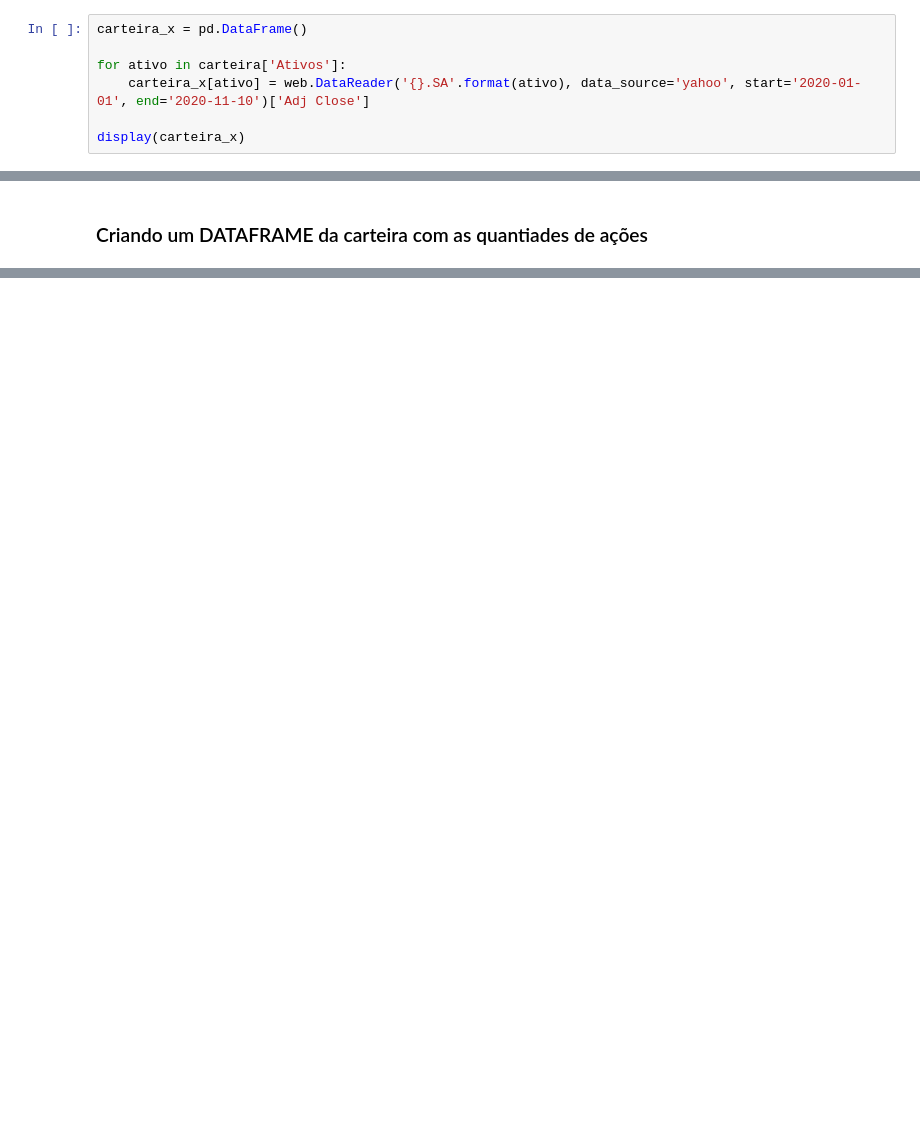
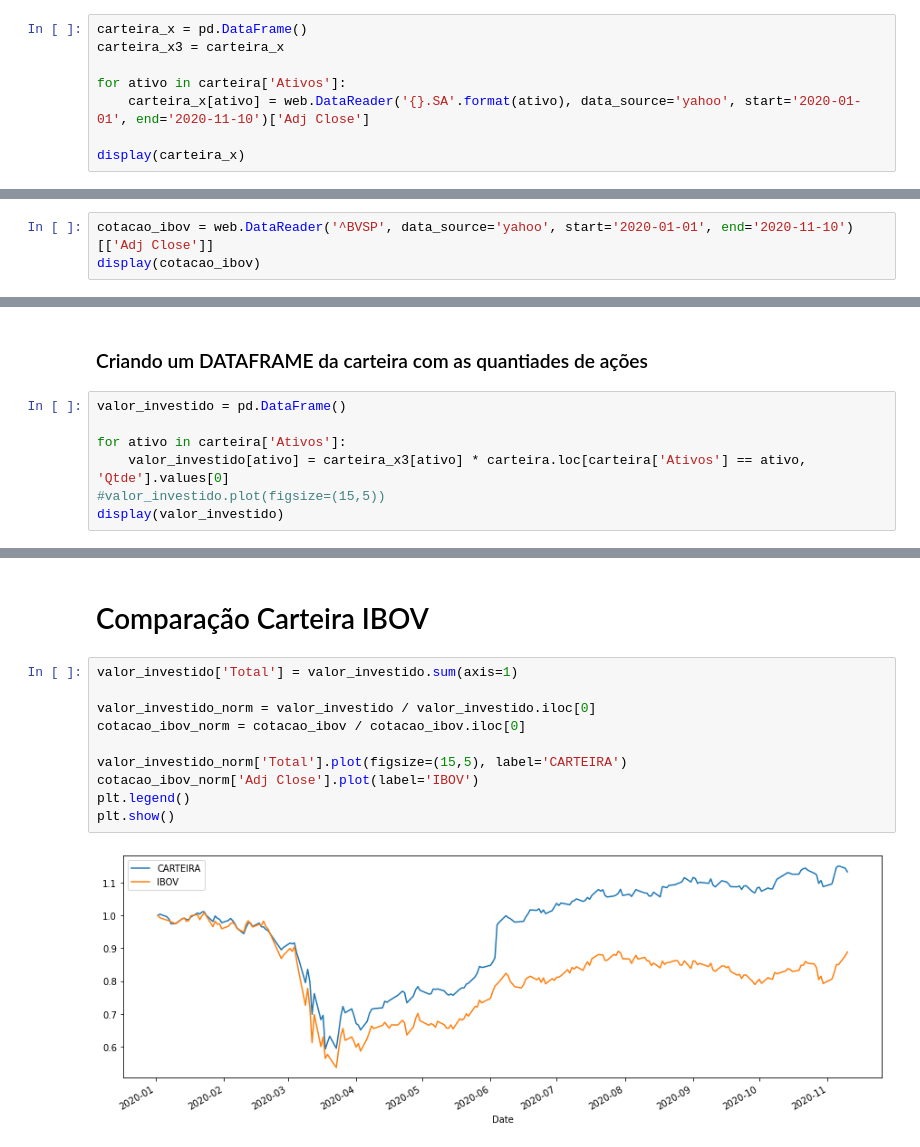
Before and after one commit to DouglasCarvalhoPereira/python, a Jupyter notebook: PYTHON APLICADO AO MERCADO FINANCEIRO/PYTHON E FINANÇAS 2.ipynb, the cells around one changed output, grey strips where cells are left out. Drawn from its saved outputs; the diff is of its cells as text; blank space fills up the shorter version.

```diff
--- a/PYTHON APLICADO AO MERCADO FINANCEIRO/PYTHON E FINANÇAS 2.ipynb
+++ b/PYTHON APLICADO AO MERCADO FINANCEIRO/PYTHON E FINANÇAS 2.ipynb
@@ -30,6 +30,7 @@ display(carteira)
 ### DATA FRAME DE COTAÇÕES DO ATIVOS DA CARTEIRA
 # %%
 carteira_x = pd.DataFrame()
+carteira_x3 = carteira_x
 
 for ativo in carteira['Ativos']:
     carteira_x[ativo] = web.DataReader('{}.SA'.format(ativo), data_source='yahoo', start='2020-01-01', end='2020-11-10')['Adj Close']
@@ -111,2 +91,5 @@ carteira_x2.plot(figsize=(15,5))
 # %% [markdown]
 ### Vamos puxar o IBOV para comparar
+# %%
+cotacao_ibov = web.DataReader('^BVSP', data_source='yahoo', start='2020-01-01', end='2020-11-10')[['Adj Close']]
+display(cotacao_ibov)
@@ -113,2 +111,9 @@ carteira_x2.plot(figsize=(15,5))
 # %% [markdown]
 ### Criando um DATAFRAME da carteira com as quantiades de ações
+# %%
+valor_investido = pd.DataFrame()
+
+for ativo in carteira['Ativos']:
+    valor_investido[ativo] = carteira_x3[ativo] * carteira.loc[carteira['Ativos'] == ativo, 'Qtde'].values[0]
+#valor_investido.plot(figsize=(15,5))
+display(valor_investido)
@@ -114,0 +135,14 @@ carteira_x2.plot(figsize=(15,5))
+# %% [markdown]
+# Comparação Carteira IBOV
+# %%
+valor_investido['Total'] = valor_investido.sum(axis=1)
+
+valor_investido_norm = valor_investido / valor_investido.iloc[0]
+cotacao_ibov_norm = cotacao_ibov / cotacao_ibov.iloc[0]
+
+valor_investido_norm['Total'].plot(figsize=(15,5), label='CARTEIRA')
+cotacao_ibov_norm['Adj Close'].plot(label='IBOV')
+plt.legend()
+plt.show()
+# %% [output]
+[figure, added]
```
Also changed, not shown: parts of 11 cells of this notebook.
